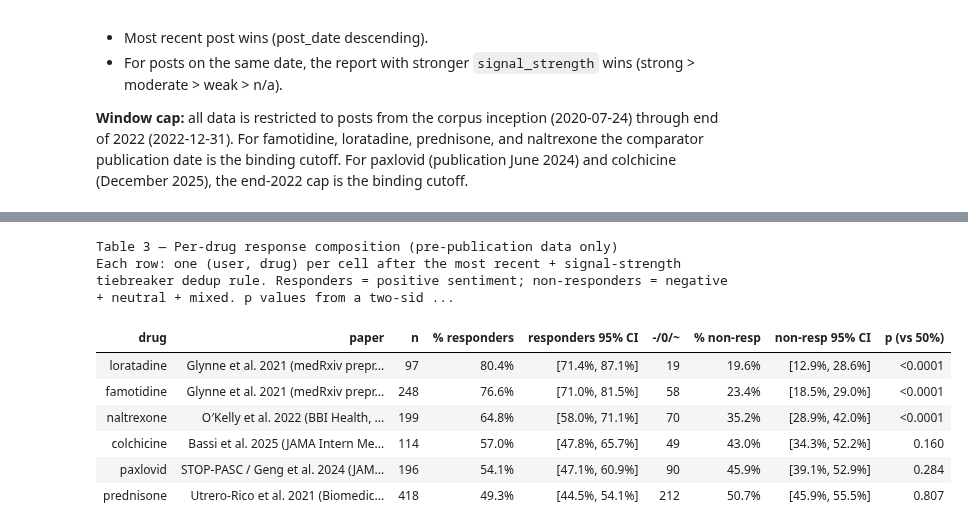
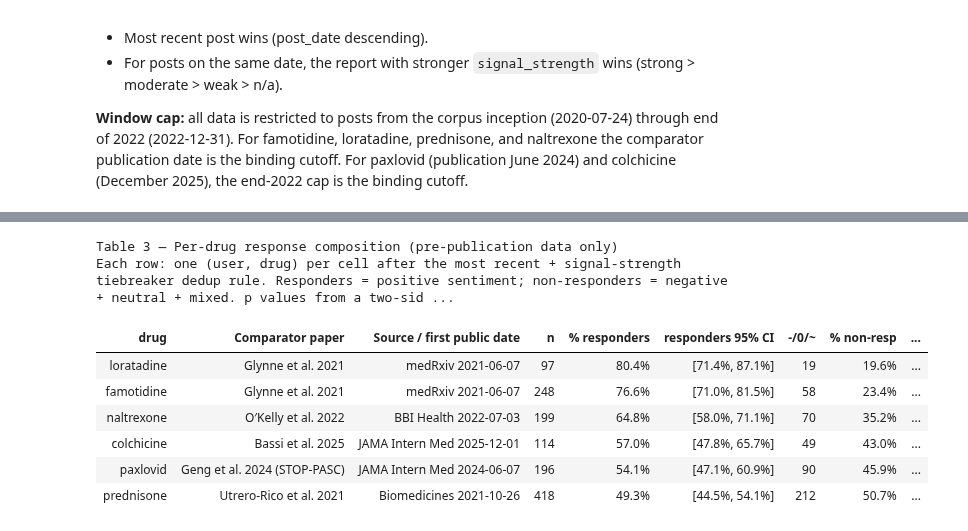
Before and after one commit to Ely-S/PatientPunk, a Jupyter notebook: docs/RCT_historical_validation/output/paper_figures_executed.ipynb, the cells around one changed output, grey strips where cells are left out. Drawn from its saved outputs; the diff is of its cells as text; code cells hidden in the pictures.

```diff
--- a/docs/RCT_historical_validation/output/paper_figures_executed.ipynb
+++ b/docs/RCT_historical_validation/output/paper_figures_executed.ipynb
@@ -168,16 +168,17 @@ def epoch_eod(date_str):
 END_2022 = '2022-12-31'
 
 DRUG_CUTOFFS = {
-    'famotidine':  ('2021-06-06', 'Glynne et al. 2021 (medRxiv preprint, 7 Jun 2021)'),
-    'loratadine':  ('2021-06-06', 'Glynne et al. 2021 (medRxiv preprint, 7 Jun 2021)'),
-    'prednisone':  ('2021-10-25', 'Utrero-Rico et al. 2021 (Biomedicines, 26 Oct 2021)'),
-    'naltrexone':  ('2022-07-02', 'O′Kelly et al. 2022 (BBI Health, 3 Jul 2022)'),
-    'paxlovid':    ('2024-06-06', 'STOP-PASC / Geng et al. 2024 (JAMA Intern Med, 7 Jun 2024)'),
-    'colchicine':  ('2025-11-30', 'Bassi et al. 2025 (JAMA Intern Med, 1 Dec 2025)'),
+    # drug -> (cutoff_yyyy_mm_dd, paper_short, source_and_date)
+    'famotidine':  ('2021-06-06', 'Glynne et al. 2021',          'medRxiv 2021-06-07'),
+    'loratadine':  ('2021-06-06', 'Glynne et al. 2021',          'medRxiv 2021-06-07'),
+    'prednisone':  ('2021-10-25', 'Utrero-Rico et al. 2021',     'Biomedicines 2021-10-26'),
+    'naltrexone':  ('2022-07-02', 'O′Kelly et al. 2022',         'BBI Health 2022-07-03'),
+    'paxlovid':    ('2024-06-06', 'Geng et al. 2024 (STOP-PASC)', 'JAMA Intern Med 2024-06-07'),
+    'colchicine':  ('2025-11-30', 'Bassi et al. 2025',           'JAMA Intern Med 2025-12-01'),
 }
 # %%
 
-def _sentiment_breakdown(drug_label, sentiments, trial_dir, paper_ref):
+def _sentiment_breakdown(drug_label, sentiments, trial_dir, paper_short, source_date):
     n = len(sentiments)
     pos = sum(1 for s in sentiments if s == 'positive')
     neg = sum(1 for s in sentiments if s == 'negative')
@@ -188,7 +189,8 @@ def _sentiment_breakdown(drug_label, sentiments, trial_dir, paper_ref):
     nonr_lo, nonr_hi = wilson(nonr, n, alpha=0.05, method='wilson') if n else (0, 0)
     pval = binomtest(pos, n, 0.5, alternative='two-sided').pvalue if n else 1.0
     return {
-        'drug': drug_label, 'n': n, 'trial_dir': trial_dir, 'paper': paper_ref,
+        'drug': drug_label, 'n': n, 'trial_dir': trial_dir,
+        'paper': paper_short, 'source_date': source_date,
         'pos': pos, 'neg': neg, 'neu': neu, 'mix': mix, 'nonr': nonr,
         'pos_pct': pos/n*100 if n else 0,
         'pos_lo': pos_lo*100, 'pos_hi': pos_hi*100,
@@ -208,13 +210,13 @@ TRIAL_DIRS = {
 }
 
 resp_rows = []
-for drug, (pub_cutoff, paper) in DRUG_CUTOFFS.items():
+for drug, (pub_cutoff, paper_short, source_date) in DRUG_CUTOFFS.items():
     effective_cutoff = min(pub_cutoff, END_2022)
     cutoff_ts = epoch_eod(effective_cutoff)
     merged = merge_drug_across_dbs(drug, cutoff_ts)
     dedup = dedup_recent_then_strength(merged)
     sentiments = [s for _u, _d, s in dedup]
-    resp_rows.append(_sentiment_breakdown(drug, sentiments, TRIAL_DIRS[drug], paper))
+    resp_rows.append(_sentiment_breakdown(drug, sentiments, TRIAL_DIRS[drug], paper_short, source_date))
 
 resp_df = (pd.DataFrame(resp_rows)
            .sort_values('pos_pct', ascending=False)
@@ -368,41 +370,48 @@ Unique users: distinct users with at least one classified report for this drug a
 # %%
 
 # ── Table 3: Response composition ──
-table_df = resp_df[['drug', 'paper', 'n', 'pos', 'pos_pct', 'pos_lo', 'pos_hi',
-                    'nonr', 'nonr_pct', 'nonr_lo', 'nonr_hi', 'pval']].copy()
+table_df = resp_df[['drug', 'paper', 'source_date', 'n', 'pos', 'pos_pct',
+                    'pos_lo', 'pos_hi', 'nonr', 'nonr_pct',
+                    'nonr_lo', 'nonr_hi', 'pval']].copy()
 
 def _fmt_pct(v): return f"{v:.1f}%"
 def _fmt_ci(lo, hi): return f"[{lo:.1f}%, {hi:.1f}%]"
 def _fmt_p(v):
     if v < 0.0001:  return "<0.0001"
     if v < 0.001:   return f"{v:.4f}"
     return f"{v:.3f}"
 
 table_df['% responders']      = table_df['pos_pct'].apply(_fmt_pct)
 table_df['responders 95% CI'] = [_fmt_ci(lo, hi) for lo, hi in zip(table_df['pos_lo'], table_df['pos_hi'])]
 table_df['% non-resp']        = table_df['nonr_pct'].apply(_fmt_pct)
 table_df['non-resp 95% CI']   = [_fmt_ci(lo, hi) for lo, hi in zip(table_df['nonr_lo'], table_df['nonr_hi'])]
 table_df['p (vs 50%)']        = table_df['pval'].apply(_fmt_p)
 
-display_table = table_df[['drug', 'paper', 'n',
+display_table = table_df[['drug', 'paper', 'source_date', 'n',
                           '% responders', 'responders 95% CI',
                           'nonr', '% non-resp', 'non-resp 95% CI',
-                          'p (vs 50%)']].rename(columns={'nonr': '-/0/~'})
+                          'p (vs 50%)']].rename(columns={
+                              'paper':        'Comparator paper',
+                              'source_date':  'Source / first public date',
+                              'nonr':         '-/0/~',
+                          })
 
 display(HTML("<h3>Table 3 &mdash; Per-drug response composition (pre-publication data only)</h3>"
              "<p style='font-size:0.9em; color:#555;'>Each row: one (user, drug) per cell after the "
              "<i>most recent + signal-strength tiebreaker</i> dedup rule. "
              "Responders = positive sentiment; non-responders = negative + neutral + mixed. "
              "<i>p</i> values from a two-sided binomial test against the 50% null "
-             "(H&#8320;: P(responder) = 0.5).</p>"
+             "(H&#8320;: P(responder) = 0.5). The 'Source / first public date' column gives the "
+             "earliest publicly available release of the comparator paper "
+             "(medRxiv preprint where available, otherwise journal online-first).</p>"
              + display_table.to_html(index=False)))
 # %% [output]
 Table 3 — Per-drug response composition (pre-publication data only)
 Each row: one (user, drug) per cell after the most recent + signal-strength tiebreaker dedup rule. Responders = positive sentiment; non-responders = negative + neutral + mixed. p values from a two-sid ...
-| drug | paper | n | % responders | responders 95% CI | -/0/~ | % non-resp | non-resp 95% CI | p (vs 50%) |
-| loratadine | Glynne et al. 2021 (medRxiv prepr... | 97 | 80.4% | [71.4%, 87.1%] | 19 | 19.6% | [12.9%, 28.6%] | <0.0001 |
-| famotidine | Glynne et al. 2021 (medRxiv prepr... | 248 | 76.6% | [71.0%, 81.5%] | 58 | 23.4% | [18.5%, 29.0%] | <0.0001 |
-| naltrexone | O′Kelly et al. 2022 (BBI Health, ... | 199 | 64.8% | [58.0%, 71.1%] | 70 | 35.2% | [28.9%, 42.0%] | <0.0001 |
-| colchicine | Bassi et al. 2025 (JAMA Intern Me... | 114 | 57.0% | [47.8%, 65.7%] | 49 | 43.0% | [34.3%, 52.2%] | 0.160 |
-| paxlovid | STOP-PASC / Geng et al. 2024 (JAM... | 196 | 54.1% | [47.1%, 60.9%] | 90 | 45.9% | [39.1%, 52.9%] | 0.284 |
-| prednisone | Utrero-Rico et al. 2021 (Biomedic... | 418 | 49.3% | [44.5%, 54.1%] | 212 | 50.7% | [45.9%, 55.5%] | 0.807 |
+| drug | Comparator paper | Source / first public date | n | % responders | responders 95% CI | -/0/~ | % non-resp | ... |
+| loratadine | Glynne et al. 2021 | medRxiv 2021-06-07 | 97 | 80.4% | [71.4%, 87.1%] | 19 | 19.6% | ... |
+| famotidine | Glynne et al. 2021 | medRxiv 2021-06-07 | 248 | 76.6% | [71.0%, 81.5%] | 58 | 23.4% | ... |
+| naltrexone | O′Kelly et al. 2022 | BBI Health 2022-07-03 | 199 | 64.8% | [58.0%, 71.1%] | 70 | 35.2% | ... |
+| colchicine | Bassi et al. 2025 | JAMA Intern Med 2025-12-01 | 114 | 57.0% | [47.8%, 65.7%] | 49 | 43.0% | ... |
+| paxlovid | Geng et al. 2024 (STOP-PASC) | JAMA Intern Med 2024-06-07 | 196 | 54.1% | [47.1%, 60.9%] | 90 | 45.9% | ... |
+| prednisone | Utrero-Rico et al. 2021 | Biomedicines 2021-10-26 | 418 | 49.3% | [44.5%, 54.1%] | 212 | 50.7% | ... |
```
Also changed, not shown: parts of 1 cell of this notebook, 3 other files.
